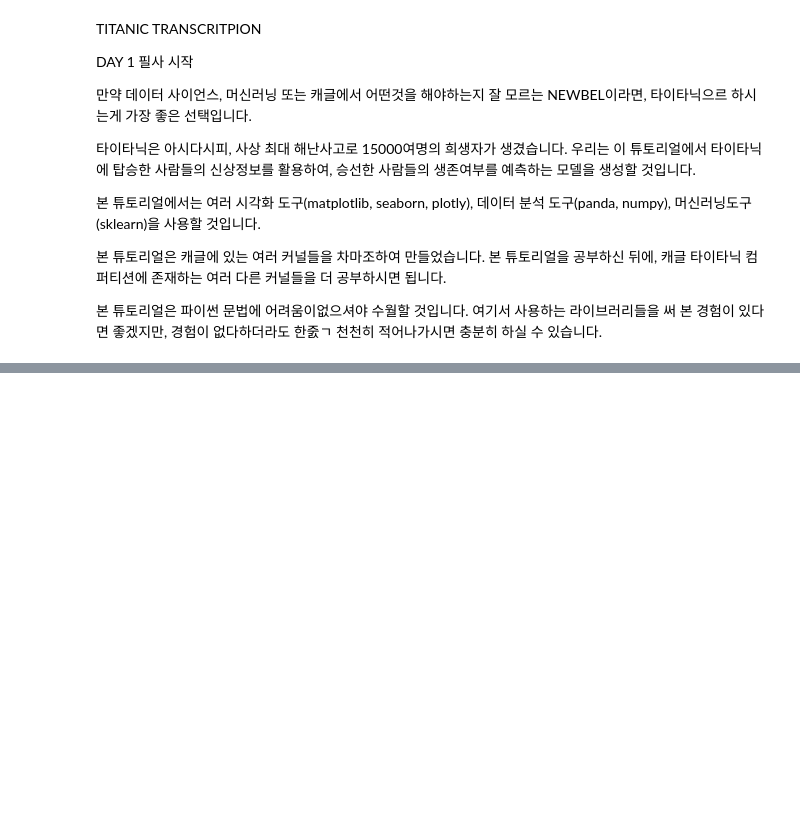
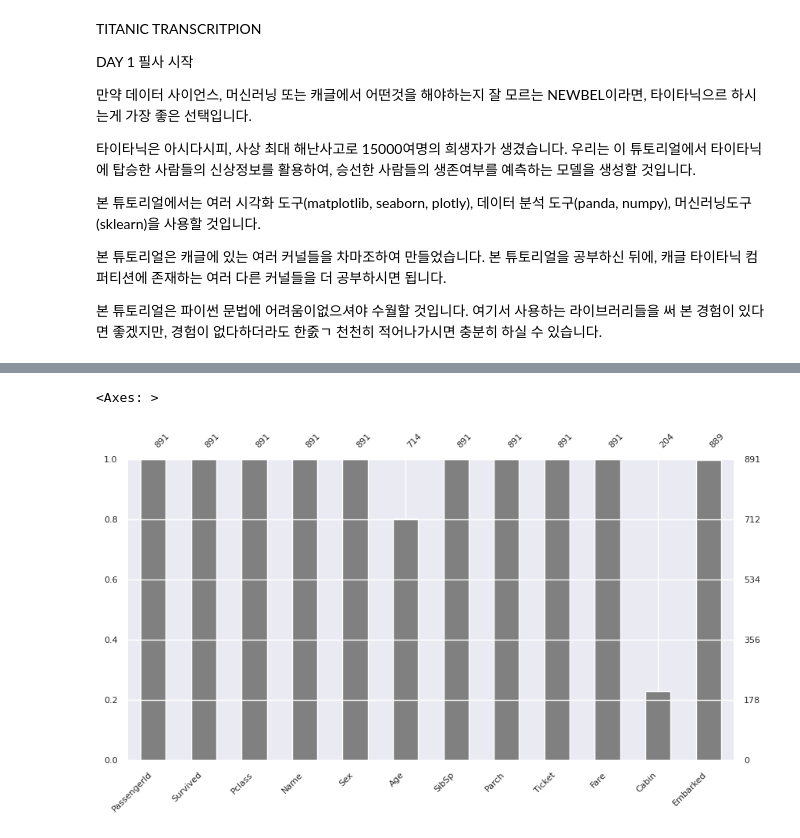
Before and after one commit to Highflying07/Data-Science, a Jupyter notebook: titanic-transcription-kyusun.ipynb, the cells around one changed output, grey strips where cells are left out. Cells and saved outputs as stored; diff of their text form; code cells hidden in the pictures; blank space fills up the shorter version.

```diff
--- a/titanic-transcription-kyusun.ipynb
+++ b/titanic-transcription-kyusun.ipynb
@@ -57,0 +207,5 @@ df_train = pd.read_csv('/kaggle/input/titanic/train.csv')
+# %%
+msno.bar(df=df_train.iloc[:,:], figsize=(10,5),color=(0.5, 0.5, 0.5), fontsize=8)
+# %% [output]
+<Axes: >
+[figure, added]
```
Also changed, not shown: parts of 21 cells of this notebook.
